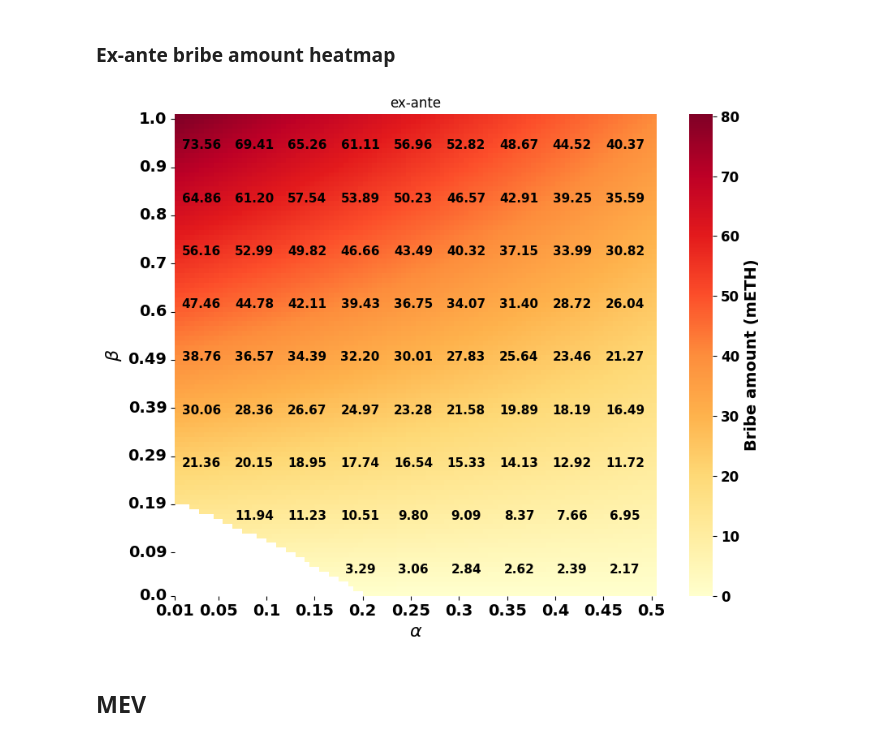
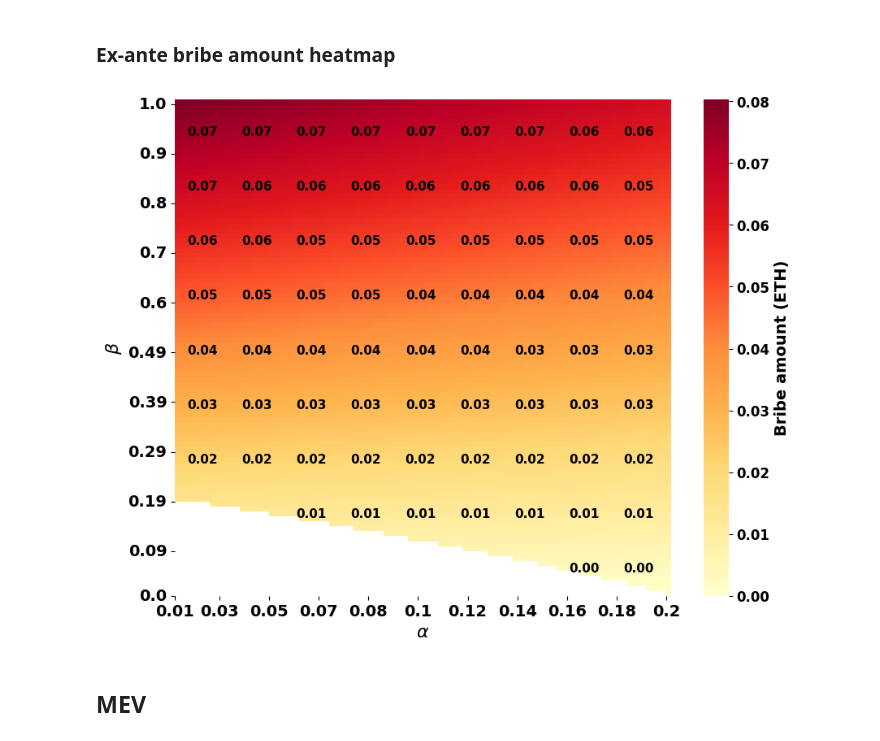
Before and after one commit to 0xSooki/bribery-zoo, a Jupyter notebook: Figures/playground.ipynb, the cells around one changed output. Cells and saved outputs as stored; diff of their text form; code cells hidden in the pictures.

```diff
--- a/Figures/playground.ipynb
+++ b/Figures/playground.ipynb
@@ -149,7 +212,7 @@ plt.show()
 alpha_vals = np.linspace(0.01, 0.5, 100)
 beta_vals = np.linspace(0, 1, 100)
 
-head_vote_reward_per_validator = (W_h / 64) * 32 * b / 1e6  # 7*b/1e9 in mETH
+head_vote_reward_per_validator = (W_h / 64) * 32 * b / 1e9  # 7*b/1e9 in mETH
 
 
 bribe = np.full((len(beta_vals), len(alpha_vals)), np.nan)
@@ -215,11 +278,10 @@ cbar = ax.collections[0].colorbar
 cbar.ax.tick_params(labelsize=12)
 for lbl in cbar.ax.get_yticklabels():
     lbl.set_fontweight('bold')
-cbar.set_label("Bribe amount (mETH)", fontsize=14, fontweight='bold')
+cbar.set_label("Bribe amount (ETH)", fontsize=14, fontweight='bold')
 plt.setp(cbar.ax.get_yticklabels(), fontweight='bold')
 
-plt.title("Ex-post")
 plt.tight_layout()
-#plt.savefig("PayToAttest_BribeAmount_onlyheadvotes.pdf", format="pdf", bbox_inches="tight")
+plt.savefig("PayToAttest_BribeAmount_expost.pdf", format="pdf", bbox_inches="tight")
 plt.show()
 # %% [output]
@@ -291,10 +353,10 @@ pboost = 0.4
 a = 1.0
 h = 1.0
 
-alpha_vals = np.linspace(0.01, 0.5, 100)
+alpha_vals = np.linspace(0.01, 0.2, 100)
 beta_vals  = np.linspace(0.00, 1.00, 100)
 
-head_vote_reward_per_validator = (W_h / 64) * 32 * b / 1e6   # mETH
+head_vote_reward_per_validator = (W_h / 64) * 32 * b / 1e9   # ETH
 
 y_thr = (h - pboost) / (a + 2.0*h)
 
@@ -325,36 +387,36 @@ ax = sns.heatmap(
     xticklabels=xticks,
     yticklabels=yticks[::-1],
     cbar_kws={"label": "Bribe amount (mETH) — ex-ante, head-only"},
     vmin=vmin_bribe, vmax=vmax_bribe,
 )
 
 ax.set_xlabel(r"$\alpha$", fontsize=16, fontweight='bold')
 ax.set_ylabel(r"$\beta$", fontsize=16, fontweight='bold')
 
 ax.set_xticks(xticks_idx)
 ax.set_xticklabels(xticks, rotation=0, ha="center", fontsize=14, fontweight='bold')
 ax.set_yticks(yticks_idx)
 ax.set_yticklabels(yticks, rotation=0, va="center", fontsize=14, fontweight='bold')
 ax.invert_yaxis()
 
 for i in range(5, len(beta_vals), 11):
     for j in range(5, len(alpha_vals), 11):
         value = bribe[i, j]
         if not np.isnan(value):
             ax.text(j + 0.5, i + 0.5, f"{value:.2f}",
                     ha='center', va='center', fontsize=11, fontweight='bold', color="black")
 
 cbar = ax.collections[0].colorbar
 cbar.ax.tick_params(labelsize=12)
 for lbl in cbar.ax.get_yticklabels():
     lbl.set_fontweight('bold')
-cbar.set_label("Bribe amount (mETH)", fontsize=14, fontweight='bold')
+cbar.set_label("Bribe amount (ETH)", fontsize=14, fontweight='bold')
 plt.setp(cbar.ax.get_yticklabels(), fontweight='bold')
-plt.title("ex-ante")
 plt.tight_layout()
+plt.savefig("PayToAttest_BribeAmount_exante.pdf", format="pdf", bbox_inches="tight")
 plt.show()
 # %% [output]
-[figure, old version]
+[figure, new version]
 # %% [markdown]
 ## MEV
 # %%
```
Also changed, not shown: parts of 21 cells of this notebook.
